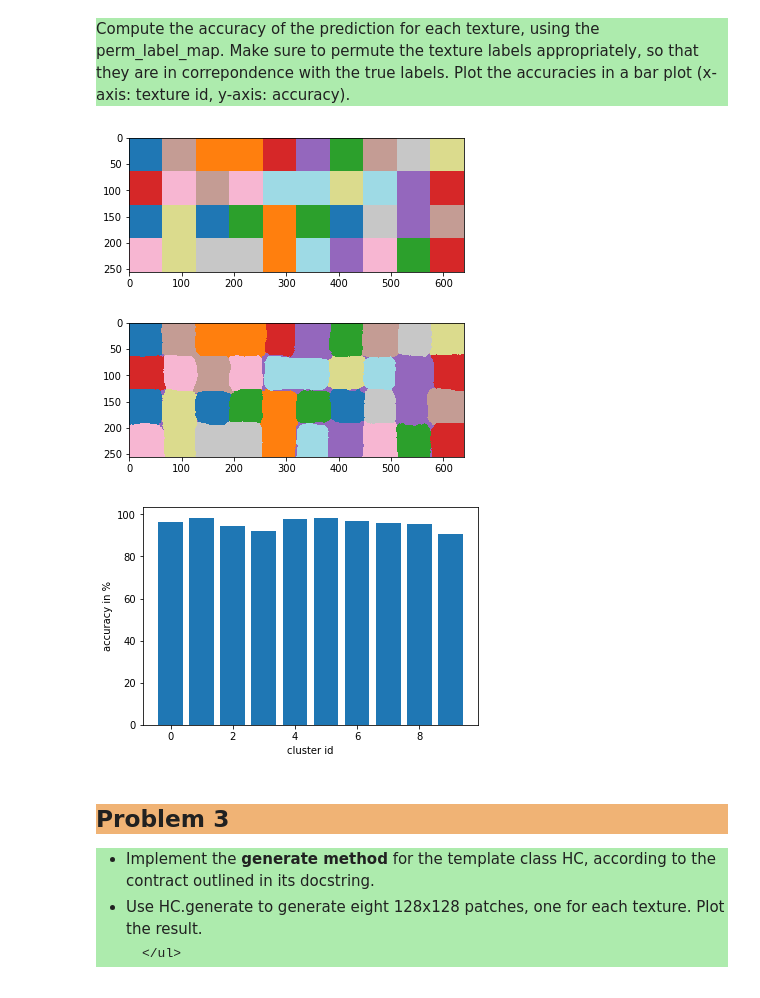
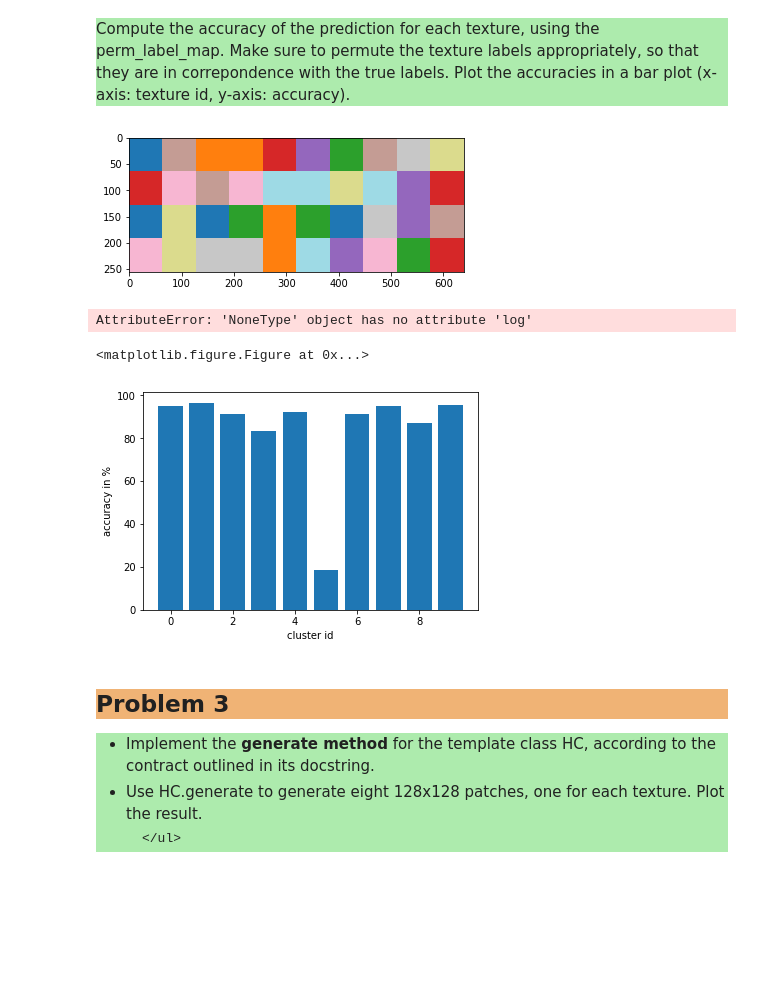
Before and after one commit to SimiPro/slt-exercises, a Jupyter notebook: slt-ce-4.ipynb, the cells around one changed output. Drawn from its saved outputs; the diff is of its cells as text; code cells hidden in the pictures; blank space fills up the shorter version.

```diff
--- a/slt-ce-4.ipynb
+++ b/slt-ce-4.ipynb
@@ -332,27 +361,32 @@ plt.figure()
 plt.imshow(perm_label_map, cmap="tab20")
 plt.show()
 plt.figure()
-plt.imshow(predicted_perm_label_map_new, cmap="tab20")
+plt.imshow(get_new_label_map(HC, predicted_perm_label_map), cmap="tab20")
 plt.show()
 # %% [output]
 [figure]
-[figure, removed]
+AttributeError: 'NoneType' object has no attribute 'log'
+<matplotlib.figure.Figure at 0x...>
 # %%
-n_clusters = 10
-accuracy = np.zeros(n_clusters)
-alll = 4*64*64
-for c in range(n_clusters):
-    index = perm_label_map == c
-    wrong = np.sum((perm_label_map[index] != predicted_perm_label_map_new[index]))
-    accuracy[c] = 100./alll*(alll-wrong)
+def get_accuracy(hc, predicted_map, real_label_map):
+    correct_label_map = get_new_label_map(hc, predicted_map)
+    n_clusters = hc.n_clusters
+    accuracy = np.zeros(n_clusters)
+    alll = 4*64*64
+    for c in range(n_clusters):
+        index = real_label_map == c
+        wrong = np.sum((real_label_map[index] != correct_label_map[index]))
+        accuracy[c] = 100./alll*(alll-wrong)
+    return accuracy, correct_label_map
 
+accuracy, _ = get_accuracy(HC, predicted_perm_label_map, perm_label_map)
 plt.figure()
-plt.bar(np.arange(n_clusters), accuracy)
+plt.bar(np.arange(HC.n_clusters), accuracy)
 plt.xlabel('cluster id')
 plt.ylabel('accuracy in %')
 plt.show()
 # %% [output]
-[figure, old version]
+[figure, new version]
 # %% [markdown]
 <h2 style="background-color:#f0b375;"> Problem 3 </h2>
 
```
Also changed, not shown: parts of 6 cells of this notebook.
